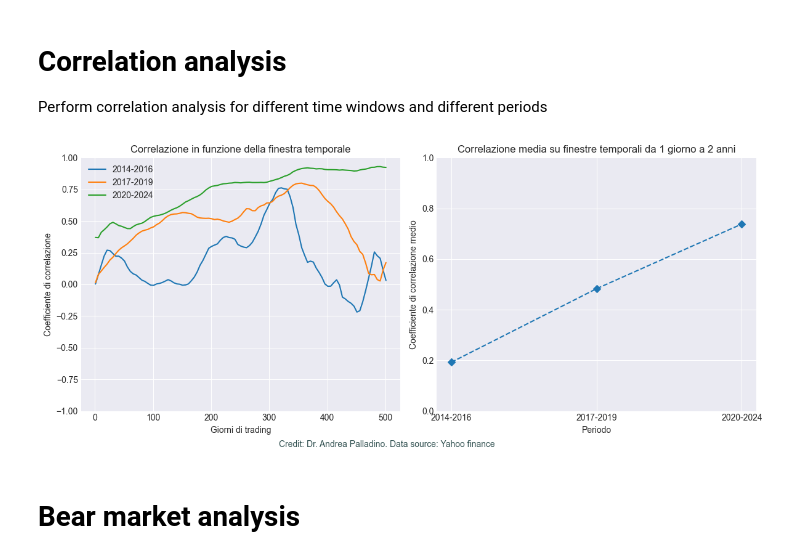
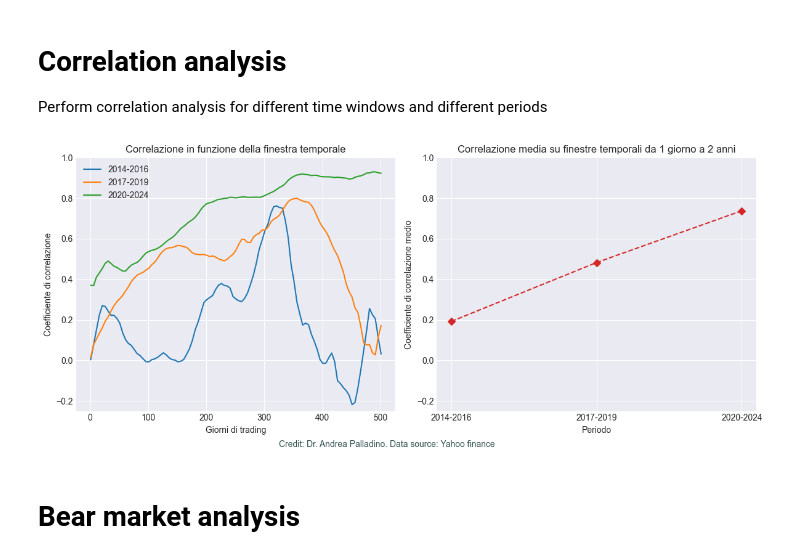
Before and after one commit to apalladi/BTC-correlations, a Jupyter notebook: correlation-analysis.ipynb, the cells around one changed output. Drawn from its saved outputs; the diff is of its cells as text; code cells hidden in the pictures.

Commit message:
fix figure

```diff
--- a/correlation-analysis.ipynb
+++ b/correlation-analysis.ipynb
@@ -49,32 +49,32 @@ corr_grid_time = ['2014-2016', '2017-2019', '2020-2024']
 # %%
 fig = plt.figure(figsize=(12, 5))
 
 plt.subplot(1, 2, 1)
 plt.plot(time_grid14, corr_grid14, label='2014-2016')
 plt.plot(time_grid17, corr_grid17, label='2017-2019')
 plt.plot(time_grid20, corr_grid20, label='2020-2024')
 plt.title('Correlazione in funzione della finestra temporale')
 plt.grid()
 plt.xlabel('Giorni di trading')
 plt.ylabel('Coefficiente di correlazione')
-plt.ylim(-1, 1)
+plt.ylim(-0.25, 1)
 plt.legend()
 
 plt.subplot(1, 2, 2)
-plt.scatter(corr_grid_time, avg_corrs, marker='D')
-plt.plot(corr_grid_time, avg_corrs, linestyle='--')
+plt.scatter(corr_grid_time, avg_corrs, marker='D', color='C3')
+plt.plot(corr_grid_time, avg_corrs, linestyle='--', color='C3')
 plt.title('Correlazione media su finestre temporali da 1 giorno a 2 anni')
 plt.grid()
 plt.xlabel('Periodo')
 plt.ylabel('Coefficiente di correlazione medio')
-plt.ylim(0, 1)
+plt.ylim(-0.25, 1)
 
 fig.text(0.33, -0.01, 'Credit: Dr. Andrea Palladino. Data source: Yahoo finance', color='darkslategrey')
 plt.tight_layout()
 plt.savefig('results/plot-corr.png', dpi=300, bbox_inches="tight")
 plt.show()
 # %% [output]
-[figure, old version]
+[figure, new version]
 # %% [markdown]
 # Bear market analysis
 # %%
```
Also changed, not shown: 1 other file.
